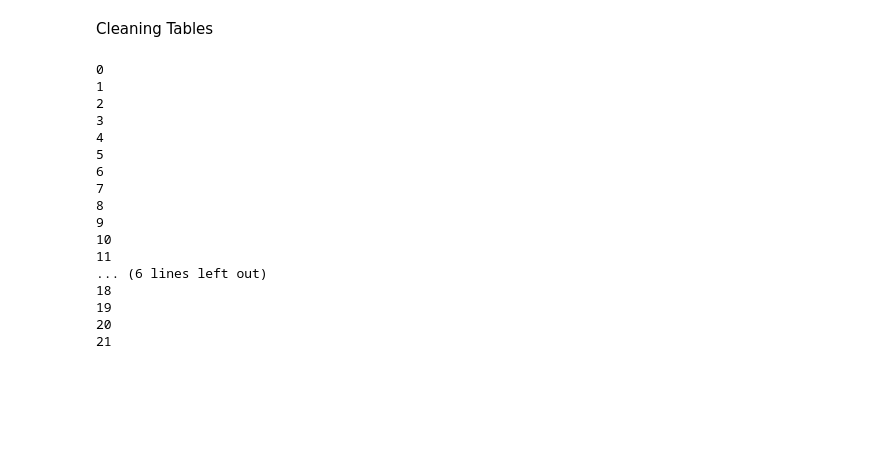
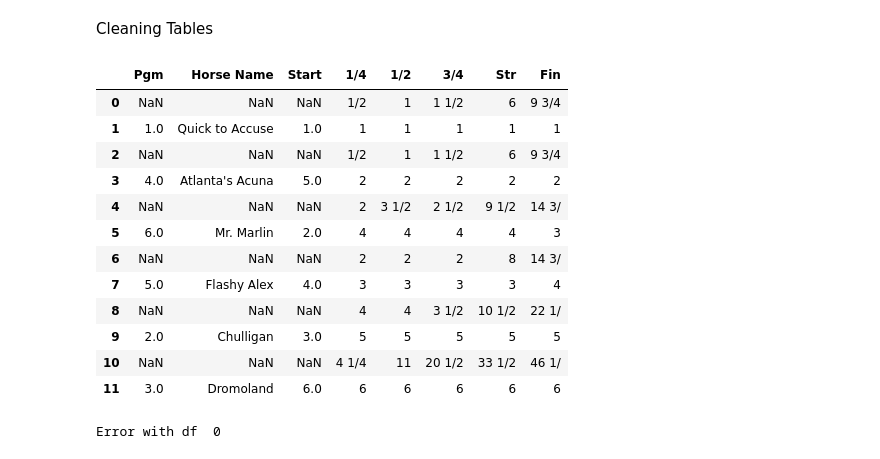
Before and after one commit to Jonhops1595/horse_racing_study, a Jupyter notebook: PDFScanner/tabula_table_parsing.ipynb, the cells around one changed output. Cells and saved outputs as stored; diff of their text form; code cells hidden in the pictures; blank space fills up the shorter version.

```diff
--- a/PDFScanner/tabula_table_parsing.ipynb
+++ b/PDFScanner/tabula_table_parsing.ipynb
@@ -127,13 +133,13 @@ def number_horses(file, #Pdf file
 #Step 4 of table parsing
 
 
-def get_table(table_loc_df, #Dataframe of locations of tables on pdf
+def get_table(file,
+              table_loc_df, #Dataframe of locations of tables on pdf
               table_num, #Table we are parsing for (1 = top, 2 = bottom)
-              page): #Page number
+              page, #Page number
+              num_horses): #Number of horses on page
     print("Looking for tables...")
     #Setting variables
-    file = "equibaseFile.pdf"
-    num_horses = number_horses(file,page)
     num_target_rows = num_horses * 2
 
     #Initial table scan
@@ -230,17 +236,18 @@ import warnings
 warnings.filterwarnings('ignore')
 
 pdf = "equibaseFile2.pdf"
-num_pages = 11
 df_list = []
+page_list = get_page_list(pdf)
+print(page_list)
 #Extract words on position
 pages = extract_pages("equibaseFile2.pdf")
 full_text_loc_df = extract_to_df(pages)
-for i in range(1,num_pages + 1): #Get both tables for each page
-    print("Page num: " ,i)
-    text_loc_df = create_text_loc_df(i,full_text_loc_df) #Locations of key text on page
-    table_loc_df = table_location_to_df(i,text_loc_df) #Locations of tables on page
-    top_table = get_table(table_loc_df,1,i) #Getting top table
-    bottom_table = get_table(table_loc_df,2,i) #Getting bottom table
+for page in page_list: #Get both tables for each page
+    print("Page num: " ,page["page_num"])
+    text_loc_df = create_text_loc_df(page['page_num'],full_text_loc_df) #Locations of key text on page
+    table_loc_df = table_location_to_df(page['page_num'],text_loc_df) #Locations of tables on page
+    top_table = get_table(pdf,table_loc_df,1,page['page_num'],page['horse_count']) #Getting top table
+    bottom_table = get_table(pdf,table_loc_df,2,page['page_num'],page['horse_count']) #Getting bottom table
     #Add to list of dfs
     df_list.append(top_table)
     df_list.append(bottom_table)
@@ -378,31 +408,39 @@ def clean_bottom_table(df): #df of top table to be cleaned
     final_df.drop('index', axis = 1, inplace = True)
 
     return final_df
+# %%
+df_list[1]
+# %% [output]
+|  | Pgm | Horse Name | Start | 1/4 | 1/2 | 3/4 | Str | Fin |
+| 0 | NaN | NaN | NaN | 1/2 | 1 | 1 1/2 | 6 | 9 3/4 |
+| 1 | 1.0 | Quick to Accuse | 1.0 | 1 | 1 | 1 | 1 | 1 |
+| 2 | NaN | NaN | NaN | 1/2 | 1 | 1 1/2 | 6 | 9 3/4 |
+| 3 | 4.0 | Atlanta's Acuna | 5.0 | 2 | 2 | 2 | 2 | 2 |
+| 4 | NaN | NaN | NaN | 2 | 3 1/2 | 2 1/2 | 9 1/2 | 14 3/ |
+| 5 | 6.0 | Mr. Marlin | 2.0 | 4 | 4 | 4 | 4 | 3 |
+| 6 | NaN | NaN | NaN | 2 | 2 | 2 | 8 | 14 3/ |
+| 7 | 5.0 | Flashy Alex | 4.0 | 3 | 3 | 3 | 3 | 4 |
+| 8 | NaN | NaN | NaN | 4 | 4 | 3 1/2 | 10 1/2 | 22 1/ |
+| 9 | 2.0 | Chulligan | 3.0 | 5 | 5 | 5 | 5 | 5 |
+| 10 | NaN | NaN | NaN | 4 1/4 | 11 | 20 1/2 | 33 1/2 | 46 1/ |
+| 11 | 3.0 | Dromoland | 6.0 | 6 | 6 | 6 | 6 | 6 |
 # %%
 #Clean all dataframes in first pdf
 
 cleaned_df_list = []
-for i in range (num_pages * 2):
+for i in range (len(page_list) * 2):
     if(i % 2 == 0): #If even
-        cleaned_df_list.append(clean_top_table(df_list[i]))
+        try:
+            cleaned_df_list.append(clean_top_table(df_list[i]))
+        except:
+            print("Error with df ", i)
+            cleaned_df_list.append(df_list[i])
     else:
-        cleaned_df_list.append(clean_bottom_table(df_list[i]))
+        try:
+            cleaned_df_list.append(clean_bottom_table(df_list[i]))
+        except:
+            print("Error with df", i)
+            cleaned_df_list.append(df_list[i])
 # %% [output]
-0
-1
-2
-3
-4
-5
-6
-7
-8
-9
-10
-11
-... (6 lines left out)
-18
-19
-20
-21
+Error with df  0
 # %%
```
Also changed, not shown: parts of 3 cells of this notebook.
